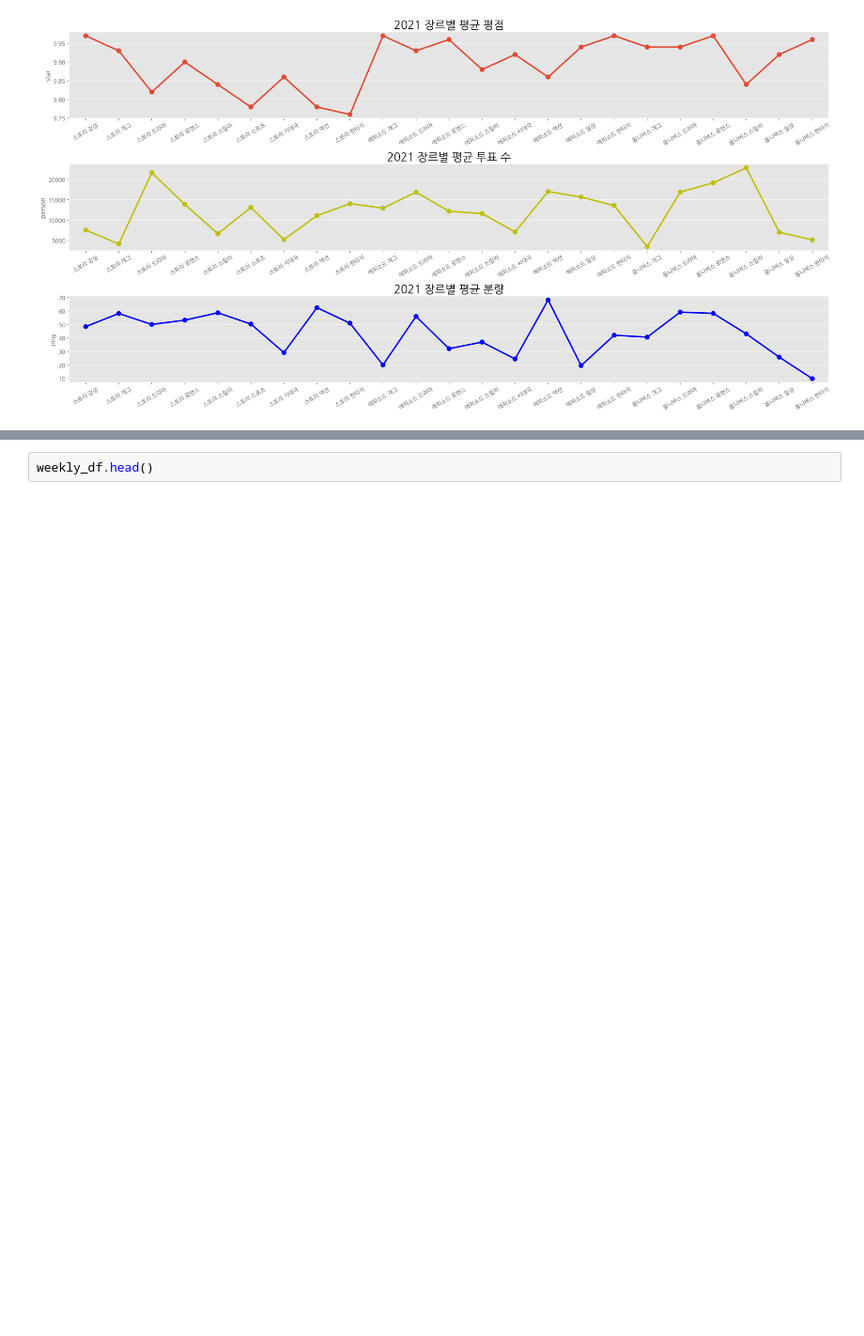
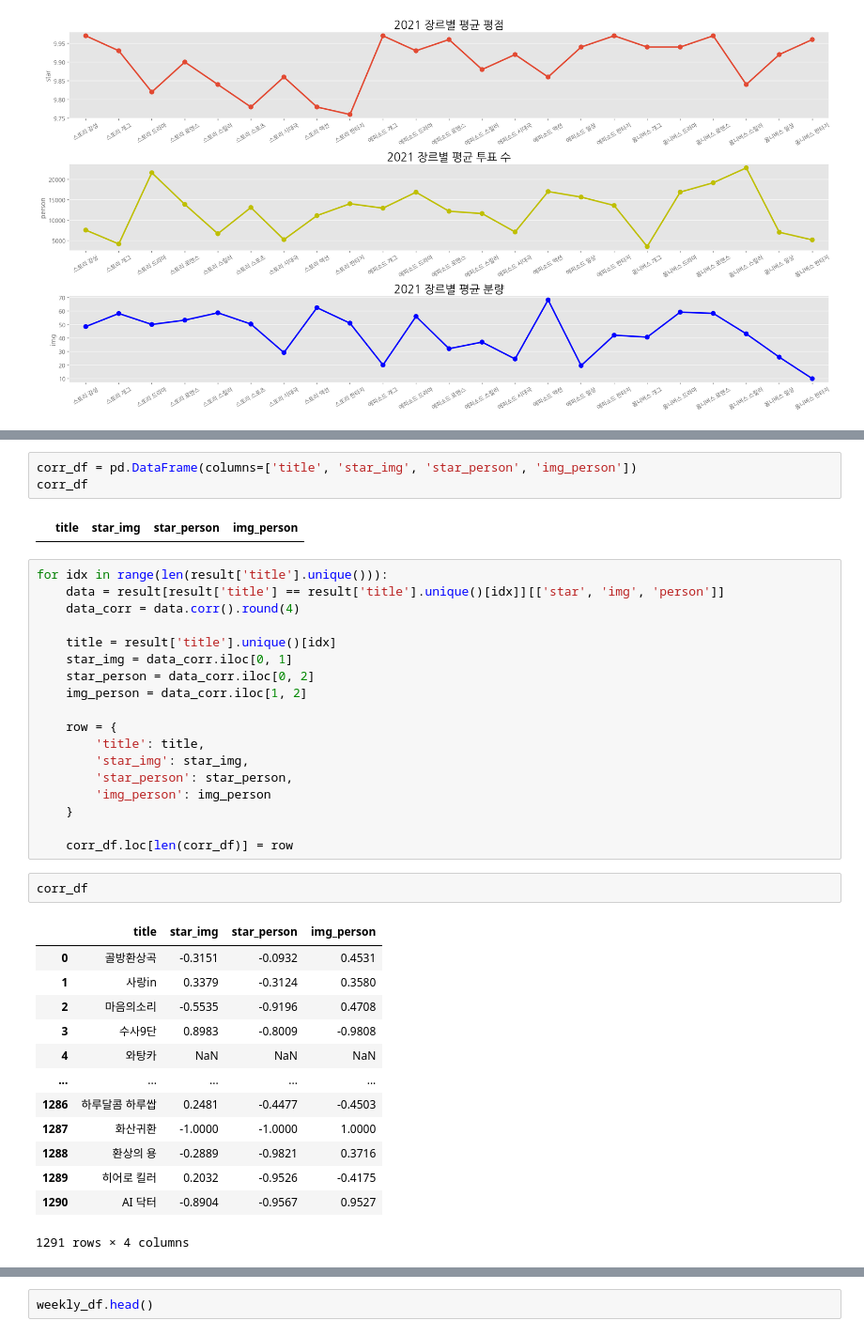
Before and after one commit to aeea-0605/first_project, a Jupyter notebook: NaverWebtoon_EDA/EDA.ipynb, the cells around one changed output, grey strips where cells are left out. Shown at 94% size. Saved outputs shown, nothing was run; the diff lists cells and outputs as text; blank space fills up the shorter version.

```diff
--- a/NaverWebtoon_EDA/EDA.ipynb
+++ b/NaverWebtoon_EDA/EDA.ipynb
@@ -264,0 +296,39 @@ plt.show()
+# %%
+corr_df = pd.DataFrame(columns=['title', 'star_img', 'star_person', 'img_person'])
+corr_df
+# %% [output]
+|  | title | star_img | star_person | img_person |
+# %%
+for idx in range(len(result['title'].unique())):
+    data = result[result['title'] == result['title'].unique()[idx]][['star', 'img', 'person']]
+    data_corr = data.corr().round(4)
+
+    title = result['title'].unique()[idx]
+    star_img = data_corr.iloc[0, 1]
+    star_person = data_corr.iloc[0, 2]
+    img_person = data_corr.iloc[1, 2]
+
+    row = {
+        'title': title,
+        'star_img': star_img,
+        'star_person': star_person,
+        'img_person': img_person
+    }
+
+    corr_df.loc[len(corr_df)] = row
+# %%
+corr_df
+# %% [output]
+|  | title | star_img | star_person | img_person |
+| 0 | 골방환상곡 | -0.3151 | -0.0932 | 0.4531 |
+| 1 | 사랑in | 0.3379 | -0.3124 | 0.3580 |
+| 2 | 마음의소리 | -0.5535 | -0.9196 | 0.4708 |
+| 3 | 수사9단 | 0.8983 | -0.8009 | -0.9808 |
+| 4 | 와탕카 | NaN | NaN | NaN |
+| ... | ... | ... | ... | ... |
+| 1286 | 하루달콤 하루쌉 | 0.2481 | -0.4477 | -0.4503 |
+| 1287 | 화산귀환 | -1.0000 | -1.0000 | 1.0000 |
+| 1288 | 환상의 용 | -0.2889 | -0.9821 | 0.3716 |
+| 1289 | 히어로 킬러 | 0.2032 | -0.9526 | -0.4175 |
+| 1290 | AI 닥터 | -0.8904 | -0.9567 | 0.9527 |
+1291 rows × 4 columns
```
Also changed, not shown: parts of 30 cells of this notebook.
